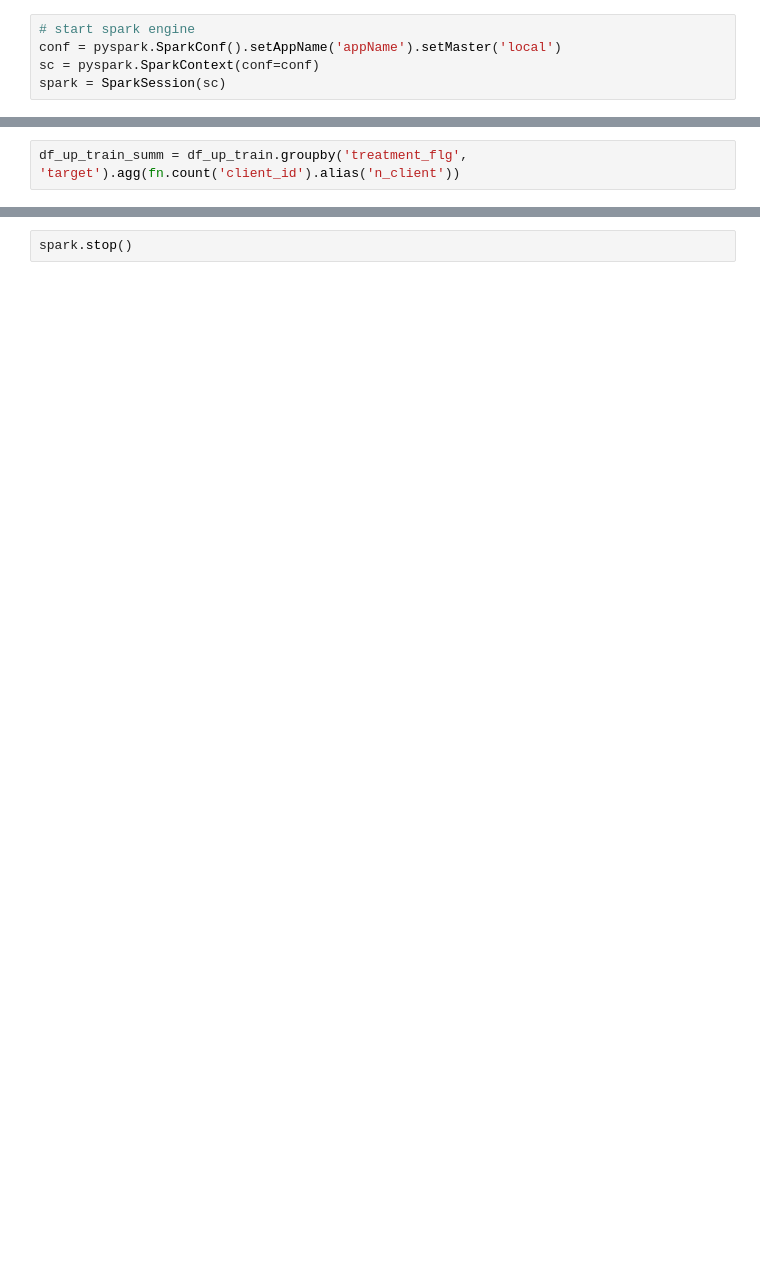
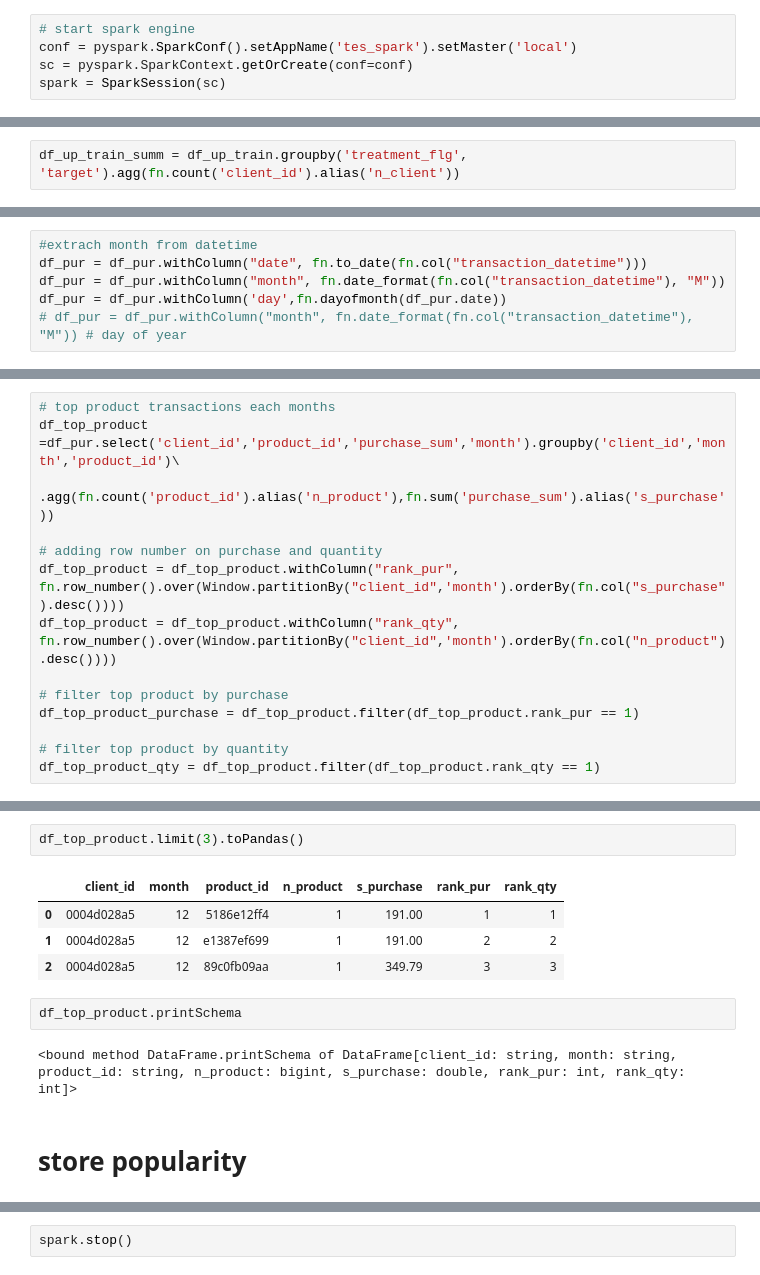
Before and after one commit to adamaulia/Master_thesis, a Jupyter notebook: 0_spark_eda_retail.ipynb, the cells around one changed output, grey strips where cells are left out. Drawn from its saved outputs; the diff is of its cells as text; blank space fills up the shorter version.

Commit message:
spark feature generator

```diff
--- a/0_spark_eda_retail.ipynb
+++ b/0_spark_eda_retail.ipynb
@@ -36,6 +37,6 @@ def pandas_to_spark(pandas_df,sparkSession):
     return sparkSession.createDataFrame(pandas_df, p_schema)
 # %%
 # start spark engine
-conf = pyspark.SparkConf().setAppName('appName').setMaster('local')
-sc = pyspark.SparkContext(conf=conf)
+conf = pyspark.SparkConf().setAppName('tes_spark').setMaster('local')
+sc = pyspark.SparkContext.getOrCreate(conf=conf)
 spark = SparkSession(sc)
@@ -109,0 +204,6 @@ df_up_train_summ.show()
+# %%
+#extrach month from datetime
+df_pur = df_pur.withColumn("date", fn.to_date(fn.col("transaction_datetime")))
+df_pur = df_pur.withColumn("month", fn.date_format(fn.col("transaction_datetime"), "M"))
+df_pur = df_pur.withColumn('day',fn.dayofmonth(df_pur.date))
+# df_pur = df_pur.withColumn("month", fn.date_format(fn.col("transaction_datetime"), "M")) # day of year
@@ -109,0 +312,14 @@ df_up_train_summ.show()
+# %%
+# top product transactions each months
+df_top_product =df_pur.select('client_id','product_id','purchase_sum','month').groupby('client_id','month','product_id')\
+                .agg(fn.count('product_id').alias('n_product'),fn.sum('purchase_sum').alias('s_purchase'))
+
+# adding row number on purchase and quantity
+df_top_product = df_top_product.withColumn("rank_pur", fn.row_number().over(Window.partitionBy("client_id",'month').orderBy(fn.col("s_purchase").desc())))
+df_top_product = df_top_product.withColumn("rank_qty", fn.row_number().over(Window.partitionBy("client_id",'month').orderBy(fn.col("n_product").desc())))
+
+# filter top product by purchase
+df_top_product_purchase = df_top_product.filter(df_top_product.rank_pur == 1)
+
+# filter top product by quantity
+df_top_product_qty = df_top_product.filter(df_top_product.rank_qty == 1)
@@ -109,0 +400,13 @@ df_up_train_summ.show()
+# %%
+df_top_product.limit(3).toPandas()
+# %% [output]
+|  | client_id | month | product_id | n_product | s_purchase | rank_pur | rank_qty |
+| 0 | 0004d028a5 | 12 | 5186e12ff4 | 1 | 191.00 | 1 | 1 |
+| 1 | 0004d028a5 | 12 | e1387ef699 | 1 | 191.00 | 2 | 2 |
+| 2 | 0004d028a5 | 12 | 89c0fb09aa | 1 | 349.79 | 3 | 3 |
+# %%
+df_top_product.printSchema
+# %% [output]
+<bound method DataFrame.printSchema of DataFrame[client_id: string, month: string, product_id: string, n_product: bigint, s_purchase: double, rank_pur: int, rank_qty: int]>
+# %% [markdown]
+# store popularity
```
Also changed, not shown: parts of 64 cells of this notebook, 4 other files.
